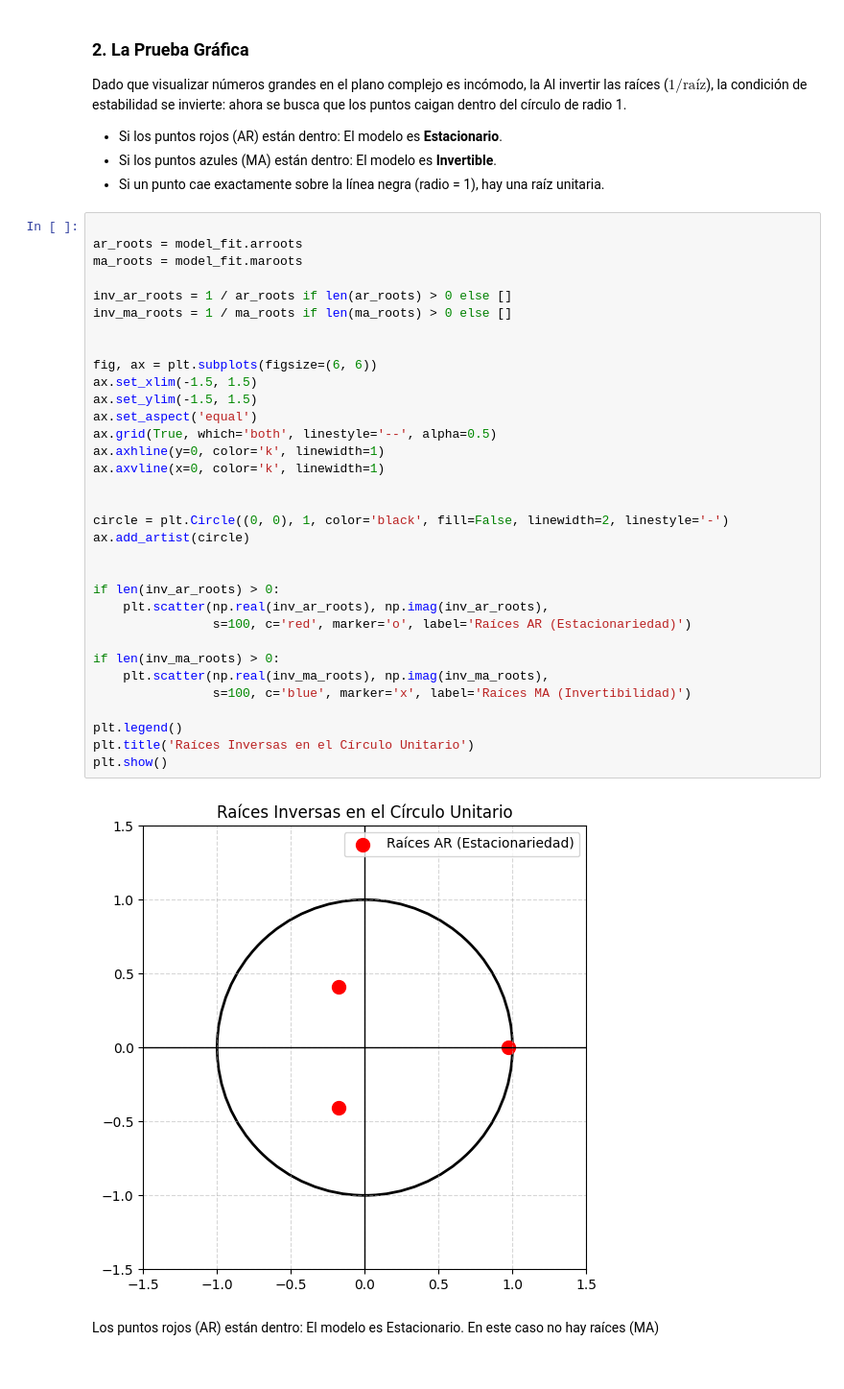
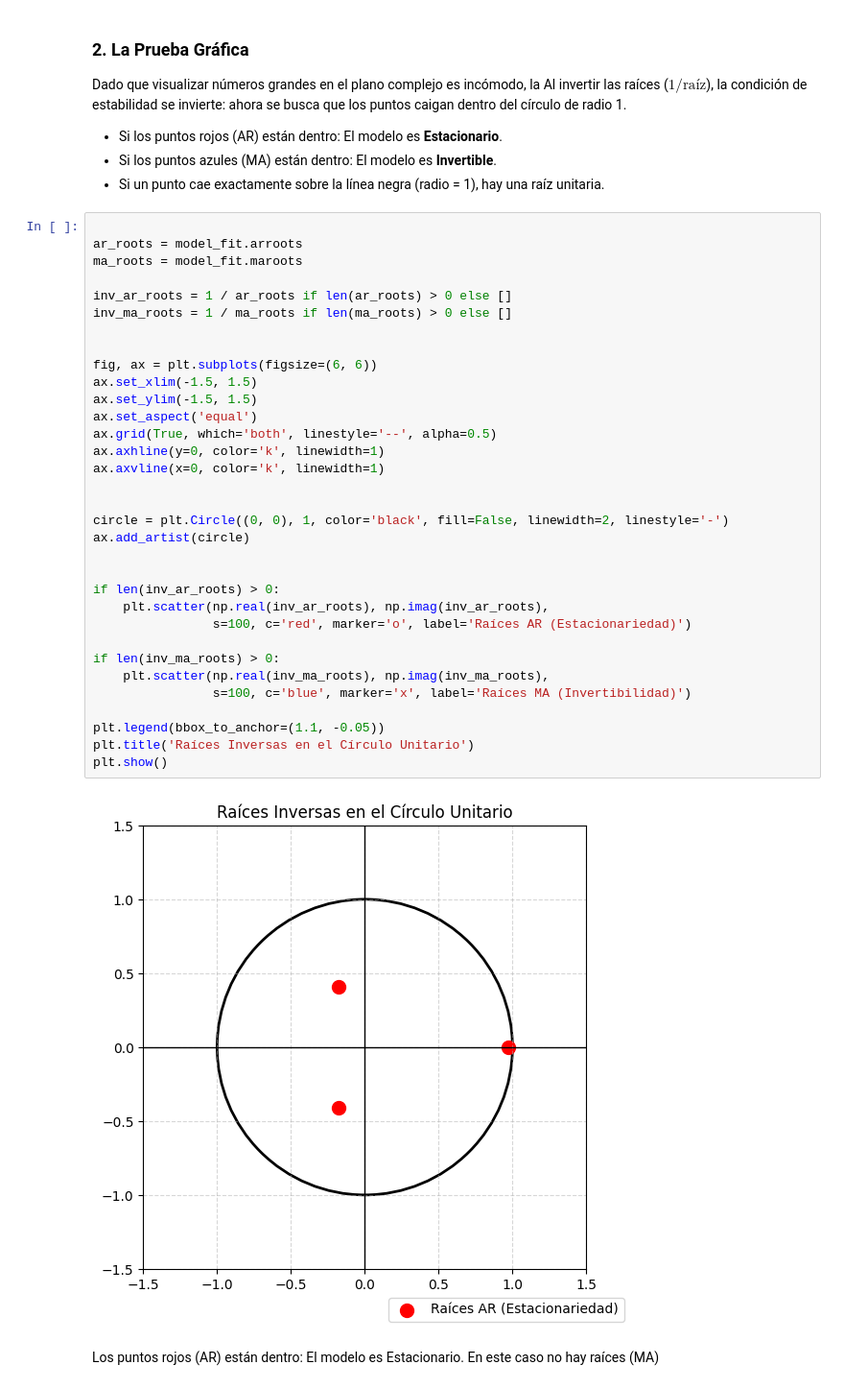
Before and after one commit to DRACDARKTIME/ARIMA-APLICADO-DATASET, a Jupyter notebook: Notebooks/5_Validacion.ipynb, the cells around one changed output. Shown: that part at 96% size. Saved outputs shown, nothing was run; the diff lists cells and outputs as text.

```diff
--- a/Notebooks/5_Validacion.ipynb
+++ b/Notebooks/5_Validacion.ipynb
@@ -165,35 +165,35 @@ ar_roots = model_fit.arroots
 ma_roots = model_fit.maroots
 
 inv_ar_roots = 1 / ar_roots if len(ar_roots) > 0 else []
 inv_ma_roots = 1 / ma_roots if len(ma_roots) > 0 else []
 
 
 fig, ax = plt.subplots(figsize=(6, 6))
 ax.set_xlim(-1.5, 1.5)
 ax.set_ylim(-1.5, 1.5)
 ax.set_aspect('equal')
 ax.grid(True, which='both', linestyle='--', alpha=0.5)
 ax.axhline(y=0, color='k', linewidth=1)
 ax.axvline(x=0, color='k', linewidth=1)
 
 
 circle = plt.Circle((0, 0), 1, color='black', fill=False, linewidth=2, linestyle='-')
 ax.add_artist(circle)
 
 
 if len(inv_ar_roots) > 0:
     plt.scatter(np.real(inv_ar_roots), np.imag(inv_ar_roots),
                 s=100, c='red', marker='o', label='Raíces AR (Estacionariedad)')
 
 if len(inv_ma_roots) > 0:
     plt.scatter(np.real(inv_ma_roots), np.imag(inv_ma_roots),
                 s=100, c='blue', marker='x', label='Raíces MA (Invertibilidad)')
 
-plt.legend()
+plt.legend(bbox_to_anchor=(1.1, -0.05))
 plt.title('Raíces Inversas en el Círculo Unitario')
 plt.show()
 # %% [output]
-[figure, old version]
+[figure, new version]
 # %% [markdown]
 Los puntos rojos (AR) están dentro: El modelo es Estacionario. En este caso no hay raíces (MA)
 # %% [markdown]
```
